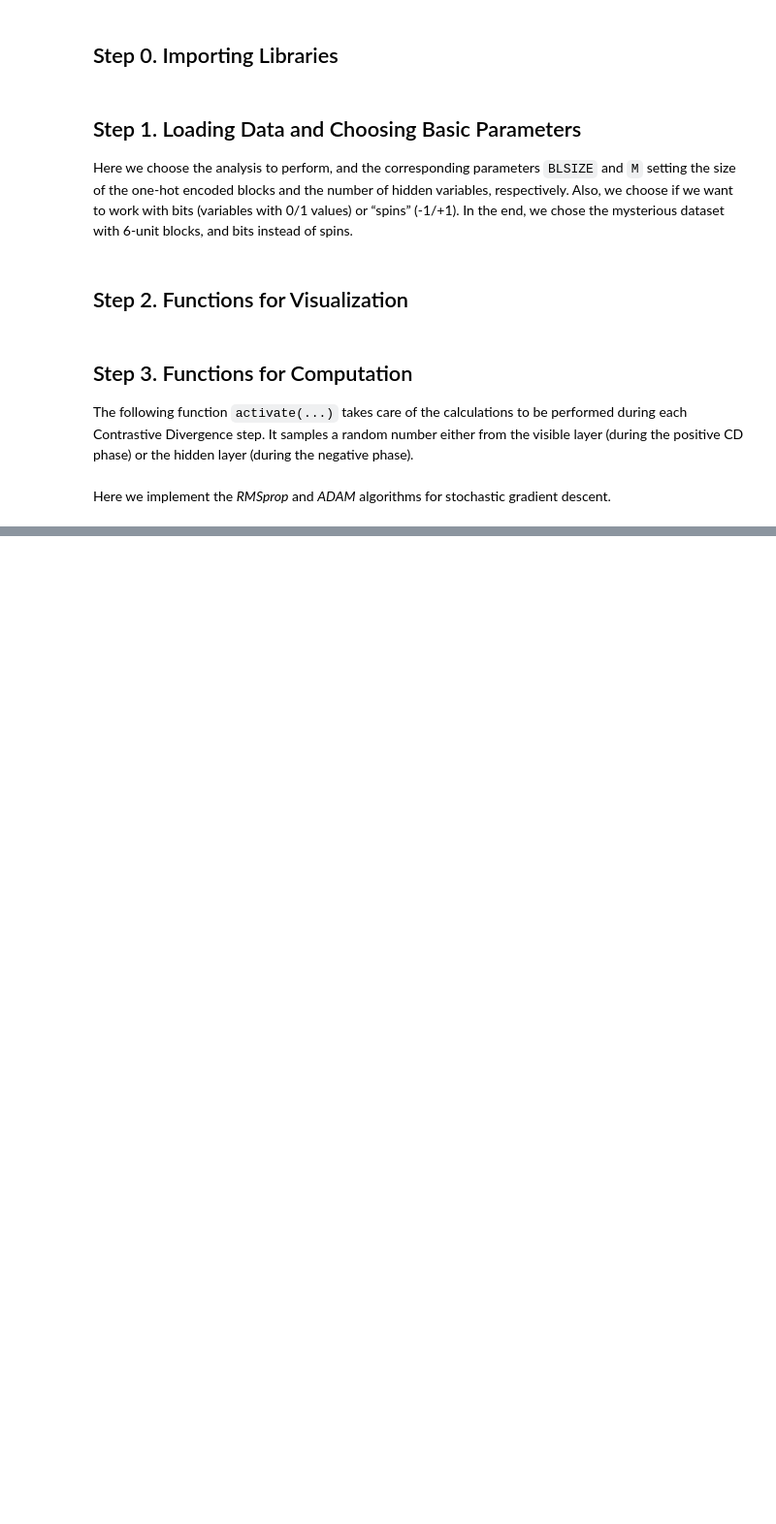
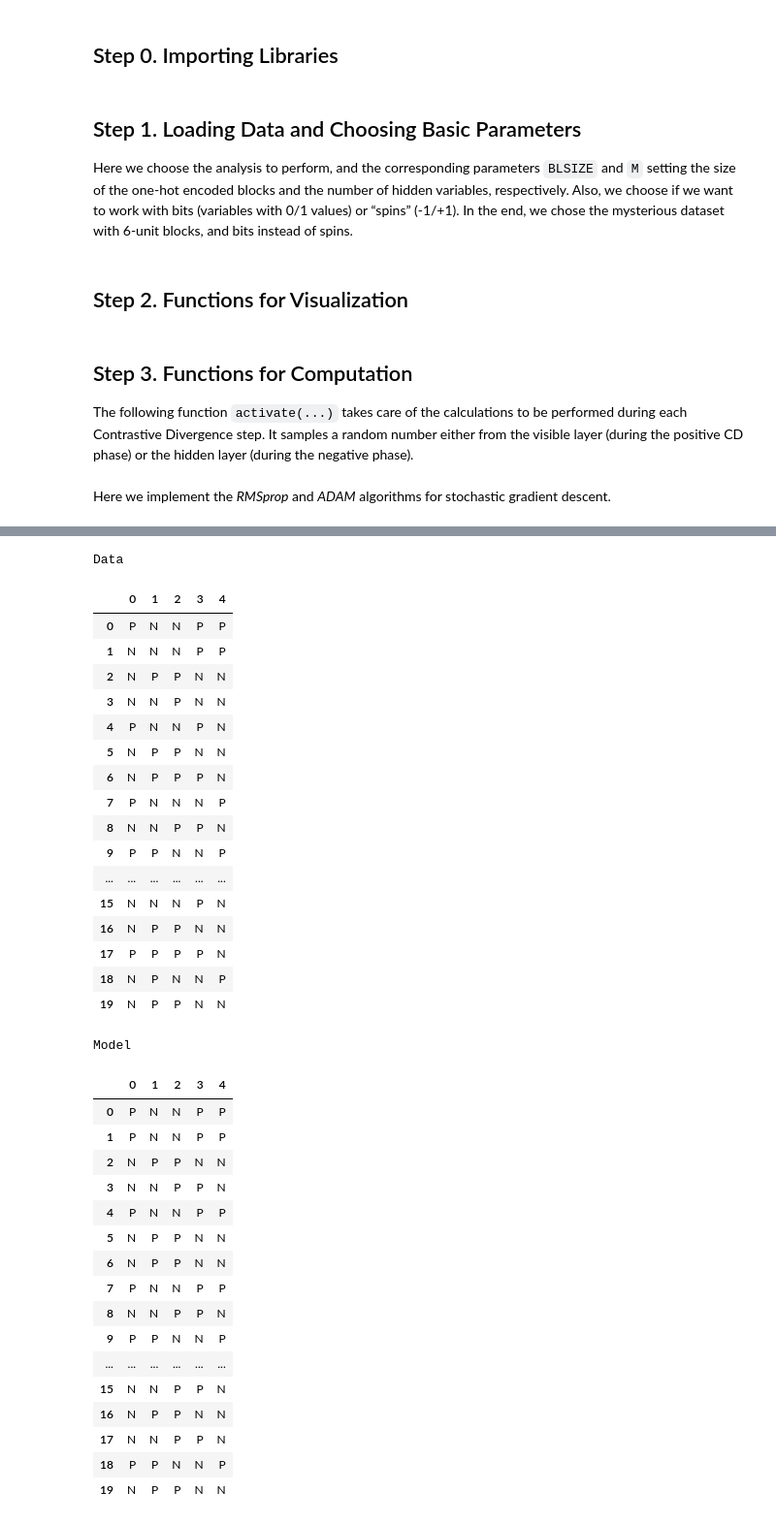
Before and after one commit to davbac/LCP-modB, a Jupyter notebook: isworking.ipynb, the cells around one changed output, grey strips where cells are left out. Shown: that part at 97% size. Cells and saved outputs as stored; diff of their text form; code cells hidden in the pictures; blank space fills up the shorter version.

```diff
--- a/isworking.ipynb
+++ b/isworking.ipynb
@@ -515,3 +529,64 @@ display_html(data._repr_html_() + pred._repr_html_(), raw=True)
+# %%
+nrows = 20
+
+data=data[:nrows]
+pred=pred[:nrows]
+
+# stylistic manipulations
+data = data.style.set_table_attributes("style='display:inline'")
+pred = pred.style.set_table_attributes("style='display:inline'")
+
+def is_polar(cell_value):
+    color0 = 'background-color: orangered; color: white'
+    color1 = 'background-color: teal; color: white'
+    if cell_value == 'P':
+        return color1
+    return color0
+data.applymap(is_polar)
+pred.applymap(is_polar)
+
+sty = [dict(selector='caption', props=[('font-size', '150%')])]
+data.set_caption('Data').set_table_styles(sty)
+pred.set_caption('Model').set_table_styles(sty)
+
+display_html(data._repr_html_() + pred._repr_html_(), raw=True)
+# %% [output]
+Data
+|  | 0 | 1 | 2 | 3 | 4 |
+| 0 | P | N | N | P | P |
+| 1 | N | N | N | P | P |
+| 2 | N | P | P | N | N |
+| 3 | N | N | P | N | N |
+| 4 | P | N | N | P | N |
+| 5 | N | P | P | N | N |
+| 6 | N | P | P | P | N |
+| 7 | P | N | N | N | P |
+| 8 | N | N | P | P | N |
+| 9 | P | P | N | N | P |
+| ... | ... | ... | ... | ... | ... |
+| 15 | N | N | N | P | N |
+| 16 | N | P | P | N | N |
+| 17 | P | P | P | P | N |
+| 18 | N | P | N | N | P |
+| 19 | N | P | P | N | N |
+Model
+|  | 0 | 1 | 2 | 3 | 4 |
+| 0 | P | N | N | P | P |
+| 1 | P | N | N | P | P |
+| 2 | N | P | P | N | N |
+| 3 | N | N | P | P | N |
+| 4 | P | N | N | P | P |
+| 5 | N | P | P | N | N |
+| 6 | N | P | P | N | N |
+| 7 | P | N | N | P | P |
+| 8 | N | N | P | P | N |
+| 9 | P | P | N | N | P |
+| ... | ... | ... | ... | ... | ... |
+| 15 | N | N | P | P | N |
+| 16 | N | P | P | N | N |
+| 17 | N | N | P | P | N |
+| 18 | P | P | N | N | P |
+| 19 | N | P | P | N | N |
 # %%
 import seaborn as sns
 oteal=sns.diverging_palette(181, 14, s=60, as_cmap=True)
```
Also changed, not shown: parts of 9 cells of this notebook.
